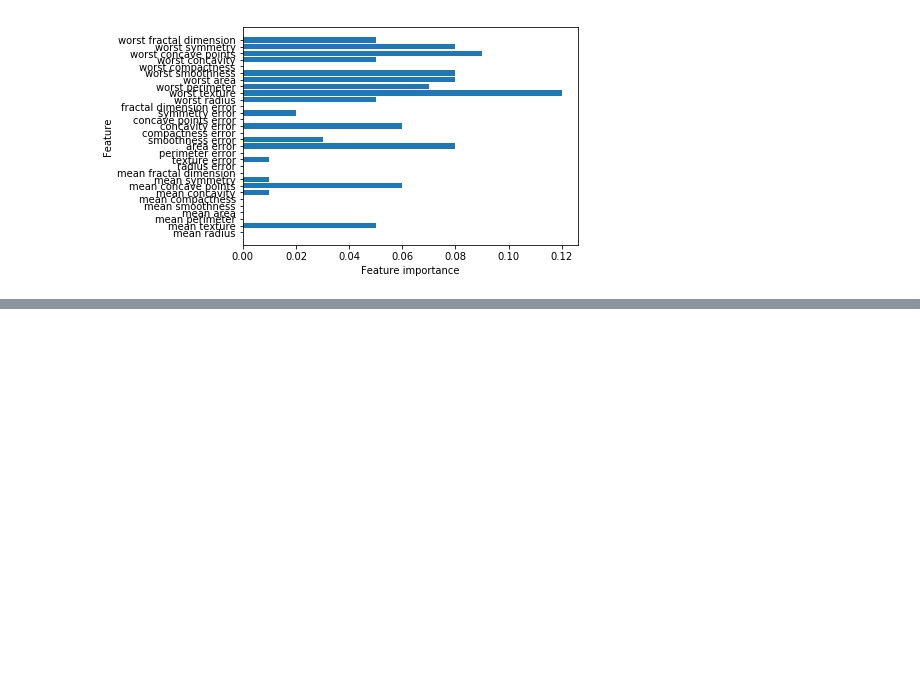
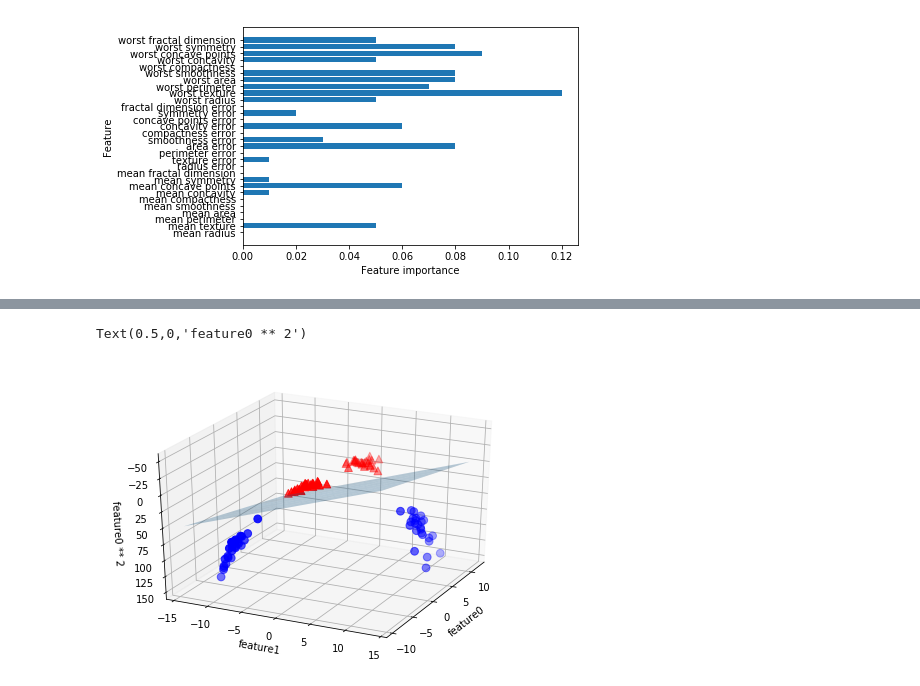
Before and after one commit to AnnYN/classify, a Jupyter notebook: supervised-learning-2.ipynb, the cells around one changed output, grey strips where cells are left out. Cells and saved outputs as stored; diff of their text form; code cells hidden in the pictures; blank space fills up the shorter version.

```diff
--- a/supervised-learning-2.ipynb
+++ b/supervised-learning-2.ipynb
@@ -198,0 +252,22 @@ plot_feature_importances_cancer(gbrt)
+# %%
+linear_svm_3d = LinearSVC().fit(X_new, y)
+coef, intercept = linear_svm_3d.coef_.ravel(), linear_svm_3d.intercept_
+
+ # show linear decision boundary
+figure = plt.figure()
+ax = Axes3D(figure, elev=-152, azim=-26)
+xx = np.linspace(X_new[:, 0].min() - 2, X_new[:, 0].max() + 2, 50)
+yy = np.linspace(X_new[:, 1].min() - 2, X_new[:, 1].max() + 2, 50)
+
+XX, YY = np.meshgrid(xx, yy)
+ZZ = (coef[0] * XX + coef[1] * YY + intercept) / -coef[2]
+ax.plot_surface(XX, YY, ZZ, rstride=8, cstride=8, alpha=0.3)
+ax.scatter(X_new[mask, 0], X_new[mask, 1], X_new[mask, 2], c='b',cmap=mglearn.cm2, s=60)
+ax.scatter(X_new[~mask, 0], X_new[~mask, 1], X_new[~mask, 2], c='r', marker='^',
+               cmap=mglearn.cm2, s=60)
+ax.set_xlabel("feature0")
+ax.set_ylabel("feature1")
+ax.set_zlabel("feature0 ** 2")
+# %% [output]
+Text(0.5,0,'feature0 ** 2')
+[figure, added]
```
Also changed, not shown: parts of 47 cells of this notebook.
